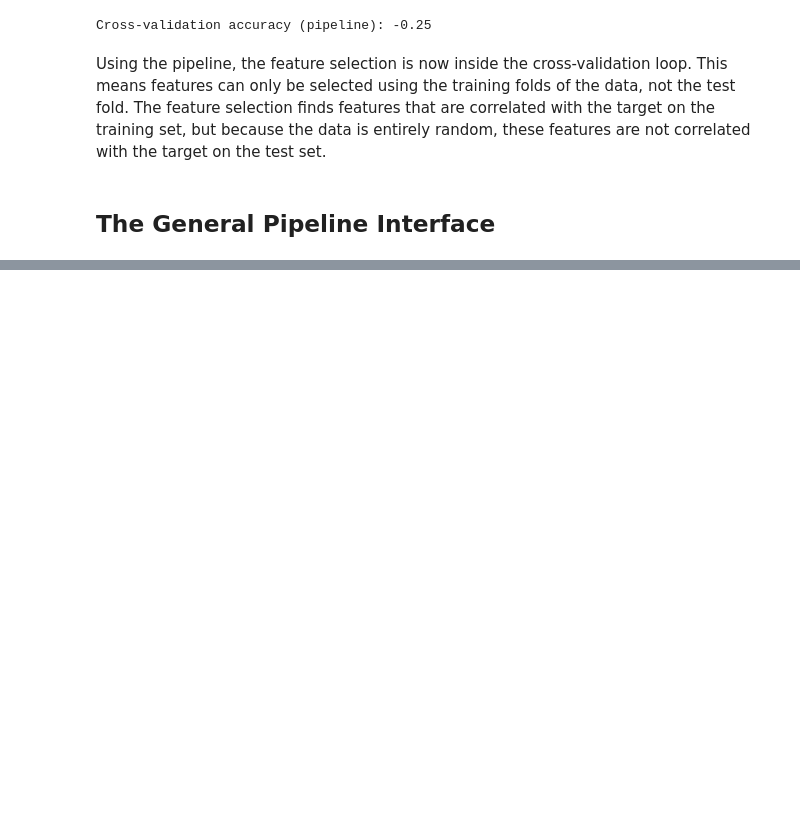
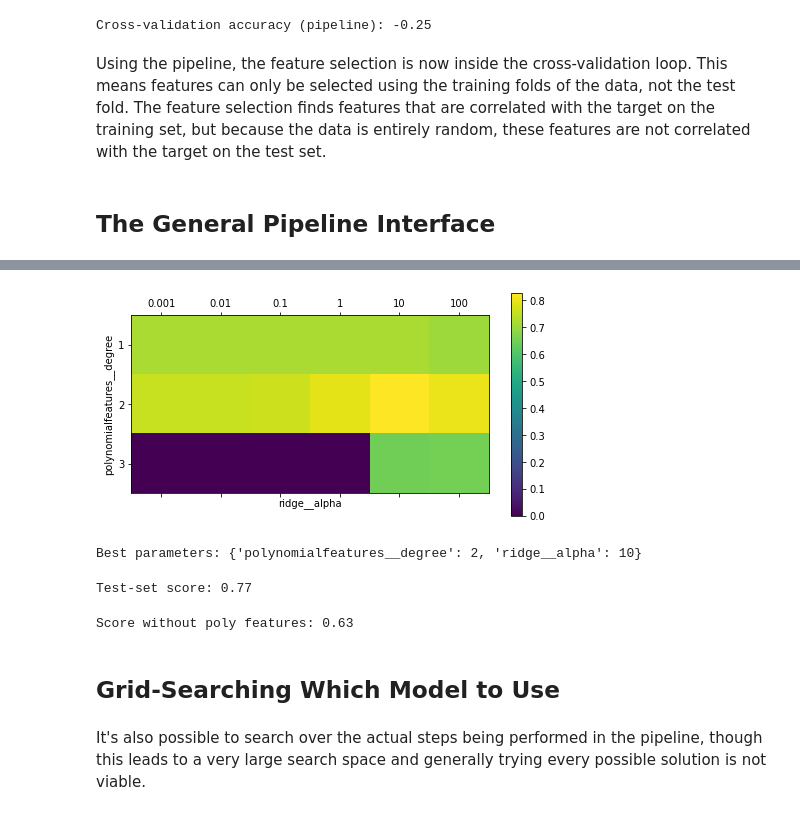
Before and after one commit to scottzig/ml-python-muller-guido, a Jupyter notebook: chapter_6.ipynb, the cells around one changed output, grey strips where cells are left out. Drawn from its saved outputs; the diff is of its cells as text; code cells hidden in the pictures; blank space fills up the shorter version.

Commit message:
Finished chapter 6 on pipelines.

```diff
--- a/chapter_6.ipynb
+++ b/chapter_6.ipynb
@@ -153,0 +264,23 @@ Using the pipeline, the feature selection is now inside the cross-validation loo
+# %%
+# Return to using polynomial features on the boston dataset and then applying a ridge regressor, but using a pipeline.
+
+# The pipeline scales the data, computes polynomial features, and then executes ridge regression.
+
+from sklearn.datasets import load_boston
+
+boston = load_boston()
+
+X_train, X_test, y_train, y_test = train_test_split(boston.data, boston.target, random_state=0)
+
+from sklearn.preprocessing import PolynomialFeatures
+
+pipe = make_pipeline(StandardScaler(), PolynomialFeatures(), Ridge())
+# %%
+# Using the pipeline we can search over the degree parameter together with the parameter alpha of Ridge.
+# We'll define a param_grid to start
+
+param_grid = {'polynomialfeatures__degree': [1, 2, 3], 'ridge__alpha': [0.001, 0.01, 0.1, 1, 10, 100]}
+# %%
+# Now run grid search again
+grid = GridSearchCV(pipe, param_grid=param_grid, cv=5, n_jobs=-1)
+grid.fit(X_train, y_train)
@@ -153,0 +296,35 @@ Using the pipeline, the feature selection is now inside the cross-validation loo
+# %%
+# We can now show the outcom eof the CV using a heat map
+import matplotlib.pyplot as plt
+
+plt.matshow(grid.cv_results_['mean_test_score'].reshape(3, -1), vmin=0, cmap="viridis")
+plt.xlabel("ridge__alpha")
+plt.ylabel("polynomialfeatures__degree")
+
+plt.xticks(range(len(param_grid['ridge__alpha'])), param_grid['ridge__alpha'])
+plt.yticks(range(len(param_grid['polynomialfeatures__degree'])), param_grid['polynomialfeatures__degree'])
+plt.colorbar();
+# %% [output]
+[figure, added]
+# %%
+# Take a look at the best parameters found
+print("Best parameters: {}".format(grid.best_params_))
+# %% [output]
+Best parameters: {'polynomialfeatures__degree': 2, 'ridge__alpha': 10}
+# %%
+print("Test-set score: {:.2f}".format(grid.score(X_test, y_test)))
+# %% [output]
+Test-set score: 0.77
+# %%
+# For comparison, here's a grid search without polynomial features:
+param_grid = {'ridge__alpha': [0.001, 0.01, 0.1, 1, 10, 100]}
+pipe = make_pipeline(StandardScaler(), Ridge())
+grid = GridSearchCV(pipe, param_grid, cv=5)
+grid.fit(X_train, y_train)
+print("Score without poly features: {:.2f}".format(grid.score(X_test, y_test)))
+# %% [output]
+Score without poly features: 0.63
+# %% [markdown]
+## Grid-Searching Which Model to Use
+# %% [markdown]
+It's also possible to search over the actual steps being performed in the pipeline, though this leads to a very large search space and generally trying every possible solution is not viable.
```
Also changed, not shown: parts of 22 cells of this notebook.
